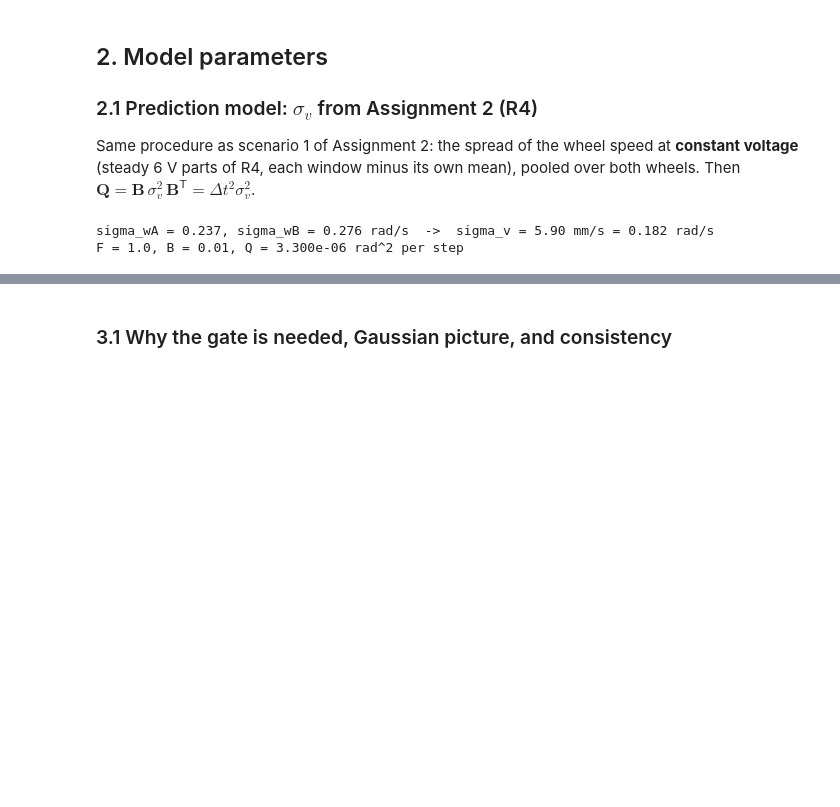
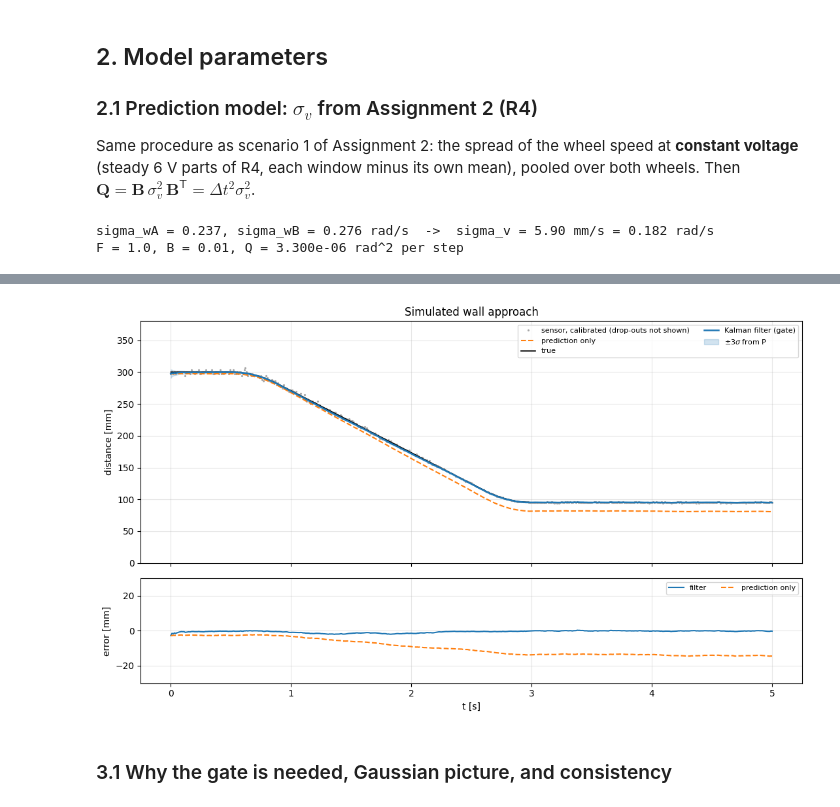
Before and after one commit to davidkog511/1d-kalman-filter, a Jupyter notebook: A3_1D_LKF/Assignment3_LKF.ipynb, the cells around one changed output, grey strips where cells are left out. Cells and saved outputs as stored; diff of their text form; code cells hidden in the pictures; blank space fills up the shorter version.

```diff
--- a/A3_1D_LKF/Assignment3_LKF.ipynb
+++ b/A3_1D_LKF/Assignment3_LKF.ipynb
@@ -102,60 +168,73 @@ The simulation drives from 0.30 m (the edge of the sensor range) to about 0.10 m
 # %%
-def lkf(z, w_mean, Q, R, x0, P0, gate=None):
-    # state x = -d/R_WHEEL [rad]; w_mean = (wA + wB)/2 [rad/s]
-    n = len(z); o = {k: np.zeros(n) for k in ['x', 'P', 'xb', 'Pb', 'nu', 'S', 'K']}; o['skip'] = np.zeros(n, bool)
+def lkf(m, w_mean, Q, x0, P0, gate=None, r_scale=1.0):
+    # Same steps as robot.cpp + state_estimator.cpp. m = getFrontDistance() [m], w_mean = (wA + wB)/2 [rad/s]
+    # state x = -d/R_WHEEL [rad]
+    n = len(m); o = {k: np.zeros(n) for k in ['x', 'P', 'xb', 'Pb', 'nu', 'S', 'K', 'z', 'R']}; o['skip'] = np.zeros(n, bool)
     x, P, rejected = x0, P0, 0                                 # rejected = 0: ResetGate()
     for k in range(n):
         o['xb'][k], o['Pb'][k] = x, P
-        nu = z[k] - H * x; S = H * P * H + R
+        z = calibrate(m[k]); Rk = r_scale * R_of_m(m[k])         # calibrated distance [m] and R(d) [m^2]
+        nu = z - H * x; S = H * P * H + Rk
         accept = True
         if gate is not None:                                   # same logic as CorrectionUpdate in the C++
-            if not (D_MIN <= z[k] <= D_MAX):
-                accept = False                                 # outside the sensor range (incl. drop-outs)
+            if not (SHARP_B < m[k] < M_RAW_MAX):
+                accept = False                                 # drop-out, NaN/inf (raw value)
+            elif not (D_MIN <= z <= D_MAX):
+                accept = False                                 # outside the sensor range (calibrated)
             elif nu**2 > gate * S:
                 rejected += 1
                 accept = rejected > MAX_REJECT                 # persistent: the estimate is wrong, re-sync
                 if accept:
-                    P = P_RESYNC; S = H * P * H + R            # re-sync: widen P first, as in the firmware
+                    P = P_RESYNC; S = H * P * H + Rk           # re-sync: widen P first, as in the firmware
             if accept:
                 rejected = 0
         if not accept:
             K = 0.0; o['skip'][k] = True
         else:
             K = P * H / S
         x = x + K * nu; P = (1 - K * H) * P
-        o['x'][k], o['P'][k], o['nu'][k], o['S'][k], o['K'][k] = x, P, nu, S, K
+        o['x'][k], o['P'][k], o['nu'][k], o['S'][k], o['K'][k], o['z'][k], o['R'][k] = x, P, nu, S, K, z, Rk
         x = F * x + B * w_mean[k]; P = F * P * F + Q                      # prediction (v = mean wheel speed)
     return o
 
 GATE, SIG_RULER, W_CRUISE = 9.0, 0.005, 3.0                                # ruler uncertainty of the start distance [m] (assumed)
-D_MIN, D_MAX, MAX_REJECT = 0.04, 0.35, 20                                                 # valid sensor range [m]; re-sync after 20 rejections (0.2 s)
+M_RAW_MAX, D_MIN, D_MAX, MAX_REJECT = 0.70, 0.04, 0.32, 20                 # raw sanity limit [m]; calibrated range [m]; re-sync after 0.2 s
 P0_STATE = (SIG_RULER / R_WHEEL)**2                                        # [rad^2] = P0_STATE in state_estimator.h
 P_RESYNC = 9.5                                                             # [rad^2] = P_RESYNC in state_estimator.h, ~(0.10 m / R_WHEEL)^2
 P0 = P0_STATE
 SIG_W_ENC = SIGMA_OMEGA                                                    # wheel-speed noise [rad/s] from section 2.1
+
+m_grid = np.linspace(SHARP_B + 0.03, M_RAW_MAX, 20000); d_grid = calibrate(m_grid)   # calibration is one-to-one here
+def sensor(d_true, rng):
+    # library reading m for a true distance: inverse calibration -> ADC counts + noise -> whole counts -> library curve
+    raw = SHARP_A / (np.interp(d_true, d_grid, m_grid) - SHARP_B)
+    raw = np.round(raw + rng.normal(0, np.sqrt(max(NOISE_C**2 - 1/12, 0)), len(raw)))   # rounding adds 1/12 count^2
+    return SHARP_A / raw + SHARP_B
 
 def simulate(seed, d0=0.30, T=5.0, eps=0.05, p_drop=0.015):
     rng = np.random.default_rng(seed); n = int(round(T/DT)) + 1; tt = np.arange(n) * DT
     w_true = np.interp(tt, [0, .5, .9, 2.6, 3.0, T], [0, 0, W_CRUISE, W_CRUISE, 0, 0])
     d_true = d0 - R_WHEEL * np.concatenate([[0], np.cumsum(0.5 * (w_true[1:] + w_true[:-1]) * DT)])
     w_meas = (1 + eps) * w_true + rng.normal(0, SIG_W_ENC, n)
-    z = d_true + rng.normal(0, SIGMA_D, n); z[rng.random(n) < p_drop] = 24.78
+    z = sensor(d_true, rng); z[rng.random(n) < p_drop] = 24.78
     x0 = (d0 + rng.normal(0, SIG_RULER)) / -R_WHEEL                       # tape-measured start, typed in ValueOut1 (Meas2State)
     return dict(t=tt, d=d_true, w=w_meas, z=z, x0=x0)
 
 sim = simulate(3); tt, d_true, z, wm, X0 = sim['t'], sim['d'], sim['z'], sim['w'], sim['x0']
-f_plain, f_gate = lkf(z, wm, Q, R, X0, P0), lkf(z, wm, Q, R, X0, P0, gate=GATE)
+f_plain, f_gate = lkf(z, wm, Q, X0, P0), lkf(z, wm, Q, X0, P0, gate=GATE)
 d_pred = H * (X0 + B * np.concatenate([[0], np.cumsum(wm[:-1])]))        # prediction only, in metres
 
 fig, ax = plt.subplots(2, 1, figsize=(11, 6.5), sharex=True, gridspec_kw={'height_ratios': [3, 1.3]})
-ok = z < 1
-ax[0].plot(tt[ok], 1e3*z[ok], '.', ms=2.5, color='0.65', label='sensor (drop-outs not shown)')
+ok = z < M_RAW_MAX
+ax[0].plot(tt[ok], 1e3*calibrate(z[ok]), '.', ms=2.5, color='0.65', label='sensor, calibrated (drop-outs not shown)')
 ax[0].plot(tt, 1e3*d_pred, '--', color='tab:orange', label='prediction only')
 ax[0].plot(tt, 1e3*d_true, 'k', lw=1.2, label='true'); ax[0].plot(tt, 1e3*H*f_gate['x'], 'tab:blue', lw=1.8, label='Kalman filter (gate)')
 sd = R_WHEEL*np.sqrt(f_gate['P']); ax[0].fill_between(tt, 1e3*(H*f_gate['x']-3*sd), 1e3*(H*f_gate['x']+3*sd), color='tab:blue', alpha=.2, label=r'$\pm3\sigma$ from P')
-ax[0].set(ylim=(0, 380), ylabel='distance [mm]', title='Simulated wall approach'); ax[0].legend(ncol=3, fontsize=8)
+ax[0].set(ylim=(0, 380), ylabel='distance [mm]', title='Simulated wall approach'); ax[0].legend(ncol=2, fontsize=8)
 ax[1].plot(tt, 1e3*(H*f_gate['x']-d_true), label='filter'); ax[1].plot(tt, 1e3*(d_pred-d_true), '--', color='tab:orange', label='prediction only')
-ax[1].set(ylim=(-90, 90), xlabel='t [s]', ylabel='error [mm]'); ax[1].legend(ncol=2, fontsize=8); plt.tight_layout(); plt.show()
+ax[1].set(ylim=(-30, 30), xlabel='t [s]', ylabel='error [mm]'); ax[1].legend(ncol=2, fontsize=8); plt.tight_layout(); plt.show()
+# %% [output]
+[figure, added]
 # %% [markdown]
 ### 3.1 Why the gate is needed, Gaussian picture, and consistency
 # %%
```
Also changed, not shown: parts of 14 cells of this notebook, 4 other files.
